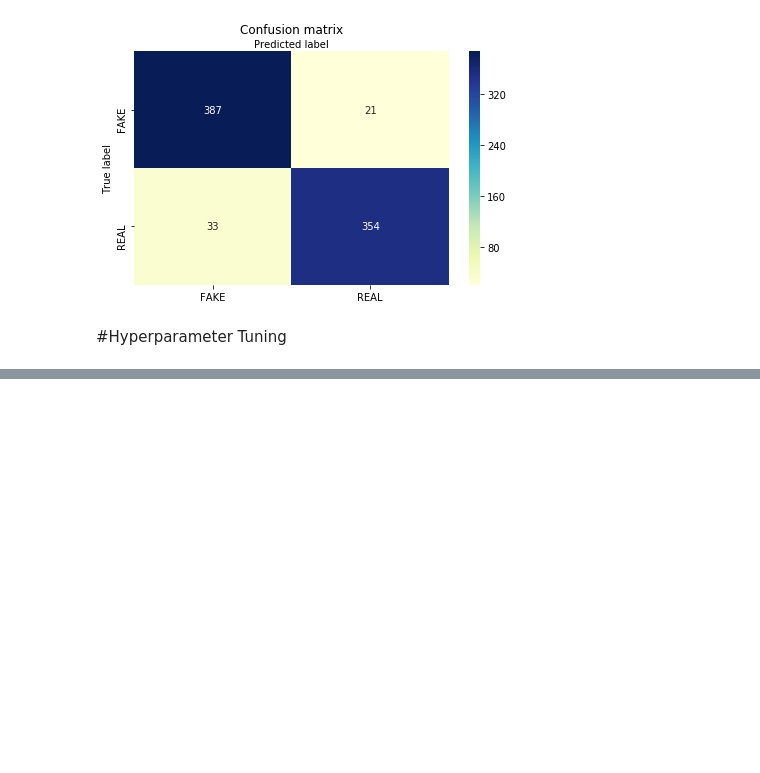
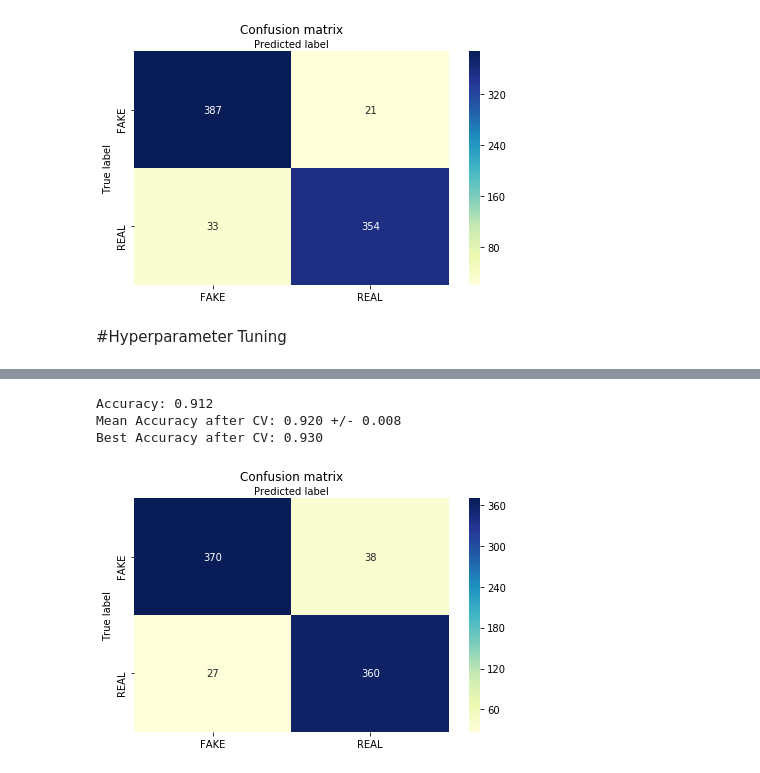
Before and after one commit to martinan92/NLP-FakeNews, a Jupyter notebook: First NLP Assignment (Martinez, Andrew).ipynb, the cells around one changed output, grey strips where cells are left out. Cells and saved outputs as stored; diff of their text form; code cells hidden in the pictures; blank space fills up the shorter version.

Commit message:
Tuning and final CSV output added

```diff
--- a/First NLP Assignment (Martinez, Andrew).ipynb
+++ b/First NLP Assignment (Martinez, Andrew).ipynb
@@ -67,7 +67,7 @@ prepared_test_df.head()
 # Train/Test Split of Data
 # %%
 def score_model(df, model, vectorizer, target_var, independent_var,
-                size, seed, return_model=True):
+                size, seed, standalone=False, return_model=True):
     df_new = df.copy()
 
     X = df_new.loc[:, independent_var]
@@ -75,13 +75,17 @@ def score_model(df, model, vectorizer, target_var, independent_var,
     X_train, X_test, y_train, y_test = train_test_split(
         X, y, test_size=size, random_state=seed)
 
-    pipeline = make_pipeline(vectorizer, model).fit(X=X_train, y=y_train)
+    if(standalone):
+        pipeline = model.fit(X=X_train, y=y_train)
+    else:
+        pipeline = make_pipeline(vectorizer, model).fit(X=X_train, y=y_train)
+
     pred = pipeline.predict(X_test)
 
-    if return_model == False:
+    if(return_model):
+        return(pipeline.score(X_test, y_test), y_test, pred, pipeline)
+    else:
         return(pipeline.score(X_test, y_test), y_test, pred)
-    else:
-        return(pipeline.score(X_test, y_test), y_test, pred, pipeline)
 
 
 def cv_evaluate(df, model, vectorizer, target_var, independent_var, seed, cv=5,
@@ -92,7 +96,7 @@ def cv_evaluate(df, model, vectorizer, target_var, independent_var, seed, cv=5,
     X = df_new.loc[:, independent_var]
     y = df_new.loc[:, target_var]
 
-    if standalone == True:
+    if(standalone):
         benchmark_model = make_pipeline(
             vectorizer, model).fit(X=X, y=y.values.ravel())
     else:
@@ -114,7 +118,7 @@ def tune_model(df, model, vectorizer, param, target_var, independent_var,
         X, y, test_size=size, random_state=seed)
     pipeline = Pipeline([vectorizer, model])
 
-    if gridSearch == True:
+    if(gridSearch):
         gsearch = GridSearchCV(estimator=pipeline, param_grid=param,
                                scoring=metric, n_jobs=n_jobs, cv=kfolds, verbose=verbose)
     else:
@@ -150,9 +154,11 @@ def confusion_heat_map(test_set, prediction_set, class_names):
     plt.xlabel('Predicted label')
 
 
-def run_full_iteration(df, model, vectorizer, target_var, independent_var, size, seed, cv=5):
+def run_full_iteration(df, model, vectorizer, target_var, independent_var, size,
+                       seed, pipeline=False, return_model=True, cv=5):
     score, y_test, pred, model = score_model(
-        df, model, vectorizer, target_var, independent_var, size, seed)
+        df, model, vectorizer, target_var, independent_var, size,
+        seed, pipeline, return_model)
     print("Accuracy: %0.3f" % score)
 
     accuracy = cv_evaluate(df, model, vectorizer,
@@ -161,6 +167,14 @@ def run_full_iteration(df, model, vectorizer, target_var, independent_var, size,
     print('Best Accuracy after CV: {:.3f}'.format(max(accuracy)))
 
     confusion_heat_map(y_test, pred, ['FAKE', 'REAL'])
+
+
+def csv_conversion(df, y, id_field, old_target_name):
+    # Merge prediction with original data set to map with id
+    raw_output = df.join(y)
+    clean_output = raw_output.loc[:, [id_field, 0]]
+    clean_output.columns = [id_field, old_target_name]
+    return clean_output
 # %%
 # Set test set size, seed and target metric for the rest of the pipeline
 size = 0.20
@@ -313,3 +339,8 @@ Fitting 4 folds for each of 27 candidates, totalling 108 fits
 # %%
 run_full_iteration(fe1_train_df, tuned_model, vectorizer,
-                   target_var, independent_var, size, seed)
+                   target_var, independent_var, size, seed, standalone=True)
+# %% [output]
+Accuracy: 0.912
+Mean Accuracy after CV: 0.920 +/- 0.008
+Best Accuracy after CV: 0.930
+[figure, added]
```
Also changed, not shown: parts of 3 cells of this notebook.
